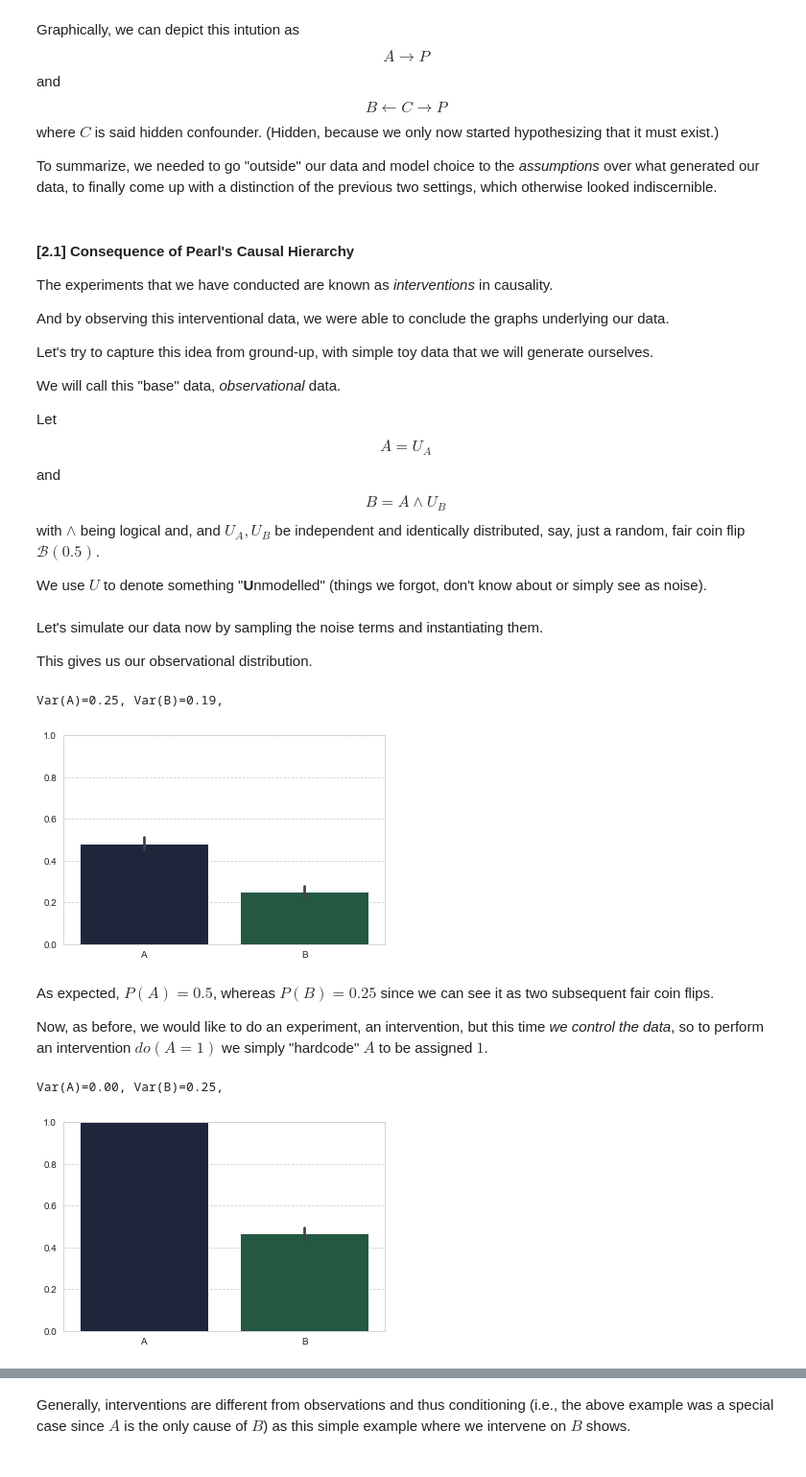
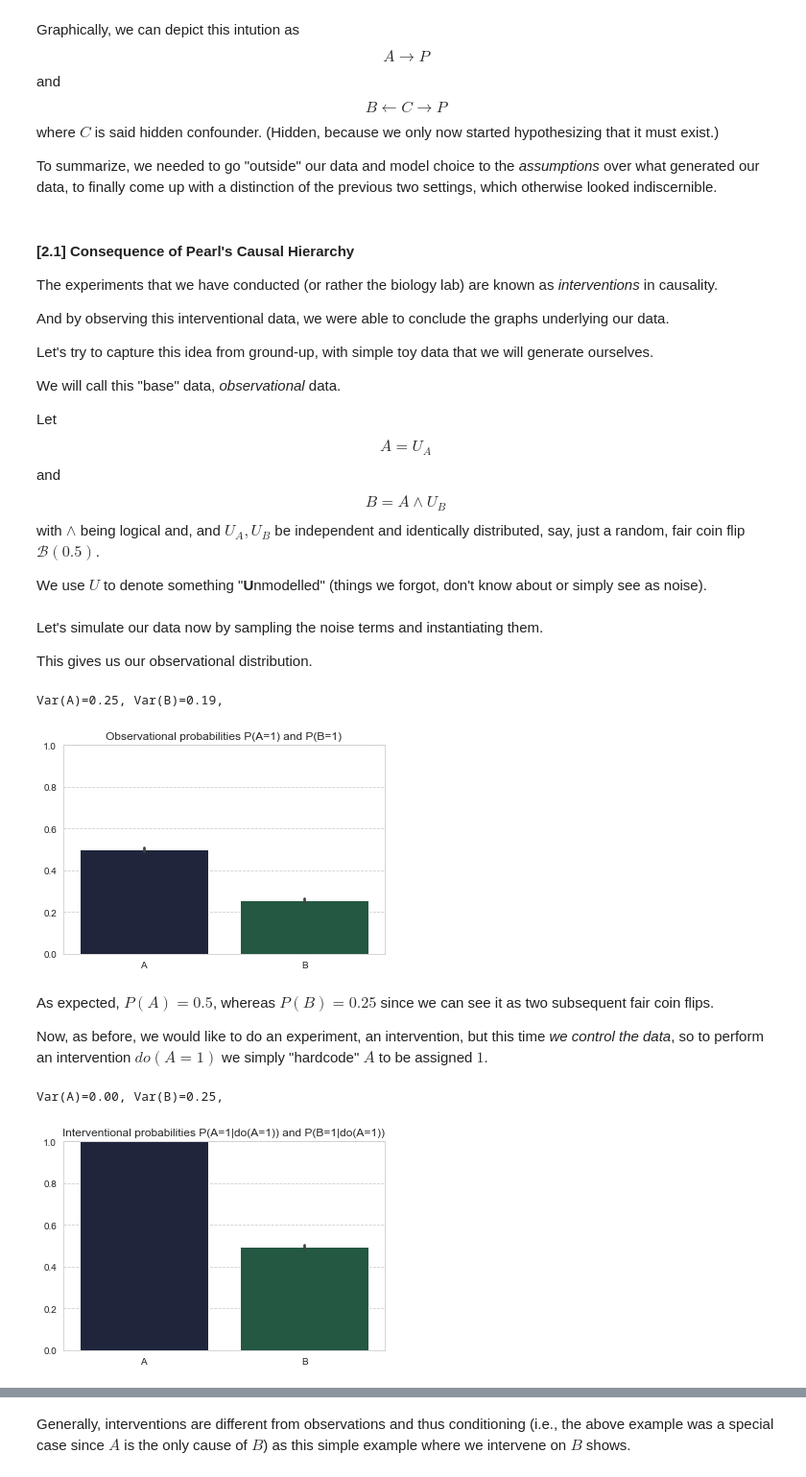
Before and after one commit to zecevic-matej/SMLW-Causality-Tutorial, a Jupyter notebook: Tutorial-on-Causality.ipynb, the cells around one changed output, grey strips where cells are left out. Shown: that part at 96% size. Cells and saved outputs as stored; diff of their text form; code cells hidden in the pictures.

```diff
--- a/Tutorial-on-Causality.ipynb
+++ b/Tutorial-on-Causality.ipynb
@@ -183,7 +199,7 @@ To summarize, we needed to go "outside" our data and model choice to the *assump
 # %% [markdown]
 #### [2.1] Consequence of Pearl's Causal Hierarchy
 
-The experiments that we have conducted are known as *interventions* in causality.
+The experiments that we have conducted (or rather the biology lab) are known as *interventions* in causality.
 
 And by observing this interventional data, we were able to conclude the graphs underlying our data.
 
@@ -217,16 +233,17 @@ Let's simulate our data now by sampling the noise terms and instantiating them.
 
 This gives us our observational distribution.
 # %%
-df = pd.DataFrame(toy_data(N=1000), columns=["A","B"])
+df = pd.DataFrame(toy_data(N=10000), columns=["A","B"])
 
 print(f"Var(A)={np.var(df['A']):.2f}, Var(B)={np.var(df['B']):.2f},")
 
 sns.barplot(data=df)
 plt.ylim(0,1)
+plt.title("Observational probabilities P(A=1) and P(B=1)")
 plt.show()
 # %% [output]
 Var(A)=0.25, Var(B)=0.19,
-[figure, old version]
+[figure, new version]
 # %% [markdown]
 As expected, $P(A)=0.5$, whereas $P(B)=0.25$ since we can see it as two subsequent fair coin flips.
 
@@ -234,24 +251,25 @@ Now, as before, we would like to do an experiment, an intervention, but this tim
 # %%
 def toy_data_int_A(N):
     """
         N is the number of samples
     """
     U_A = np.random.binomial(1,.5,(N,1))
     U_B = np.random.binomial(1,.5,(N,1))
     A = np.ones((N,1))
     B = np.logical_and(A, U_B)
     return np.hstack((A, B))
 
-df_int_A = pd.DataFrame(toy_data_int_A(N=1000), columns=["A","B"])
+df_int_A = pd.DataFrame(toy_data_int_A(N=10000), columns=["A","B"])
 
 print(f"Var(A)={np.var(df_int_A['A']):.2f}, Var(B)={np.var(df_int_A['B']):.2f},")
 
 sns.barplot(data=df_int_A)
 plt.ylim(0,1)
+plt.title("Interventional probabilities P(A=1|do(A=1)) and P(B=1|do(A=1))")
 plt.show()
 # %% [output]
 Var(A)=0.00, Var(B)=0.25,
-[figure, old version]
+[figure, new version]
 # %% [markdown]
 As expected, since $A$ changed and $A$ is a cause of $B$ by definition, we see a change in $B$ i.e., $P(B|do(A=1))=0.5$.
 
```
Also changed, not shown: parts of 75 cells of this notebook, 2 other files.
